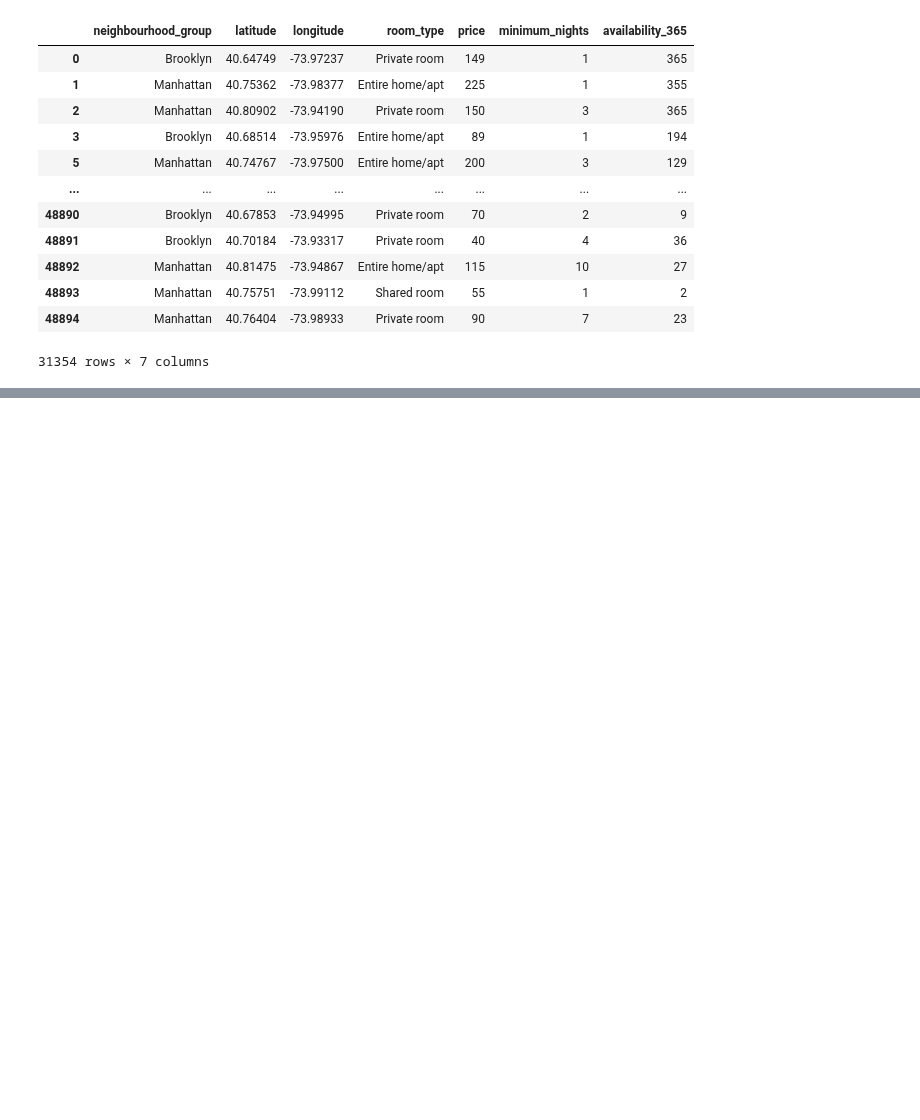
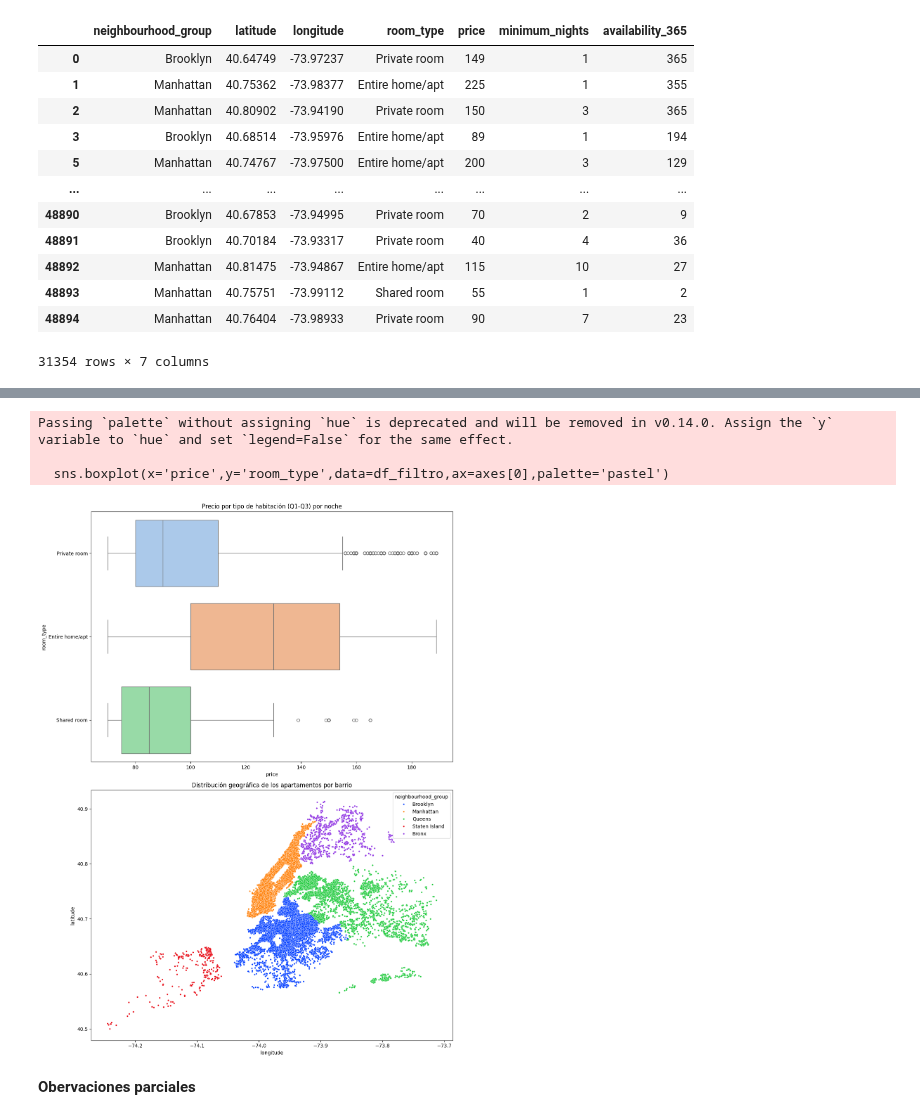
Before and after one commit to 4GeeksAcademy/GuilloMansa-MachineLearning, a Jupyter notebook: src/00-eda-airbnb-ny.ipynb, the cells around one changed output, grey strips where cells are left out. Saved outputs shown, nothing was run; the diff lists cells and outputs as text; code cells hidden in the pictures; blank space fills up the shorter version.

```diff
--- a/src/00-eda-airbnb-ny.ipynb
+++ b/src/00-eda-airbnb-ny.ipynb
@@ -226,0 +237,18 @@ ValueError: could not convert string to float: 'Brooklyn'
+# %%
+q1 = df['price'].quantile(0.25)
+q3 = df['price'].quantile(0.75)
+df_filtro = df[(df['price'] >= q1) & (df['price'] <= q3)]
+fig, axes = plt.subplots(2, 1, figsize=(12, 16))
+sns.boxplot(x='price',y='room_type',data=df_filtro,ax=axes[0],palette='pastel')
+axes[0].set_title('Precio por tipo de habitación (Q1-Q3) por noche')
+sns.scatterplot(data=df,x='longitude',y='latitude',hue='neighbourhood_group',s=10,ax=axes[1],palette='bright')
+axes[1].set_title('Distribución geográfica de los apartamentos por barrio')
+plt.tight_layout()
+plt.show()
+# %% [output]
+Passing `palette` without assigning `hue` is deprecated and will be removed in v0.14.0. Assign the `y` variable to `hue` and set `legend=False` for the same effect.
+
+  sns.boxplot(x='price',y='room_type',data=df_filtro,ax=axes[0],palette='pastel')
+[figure, added]
+# %% [markdown]
+**Obervaciones parciales**
```
Also changed, not shown: parts of 8 cells of this notebook.
